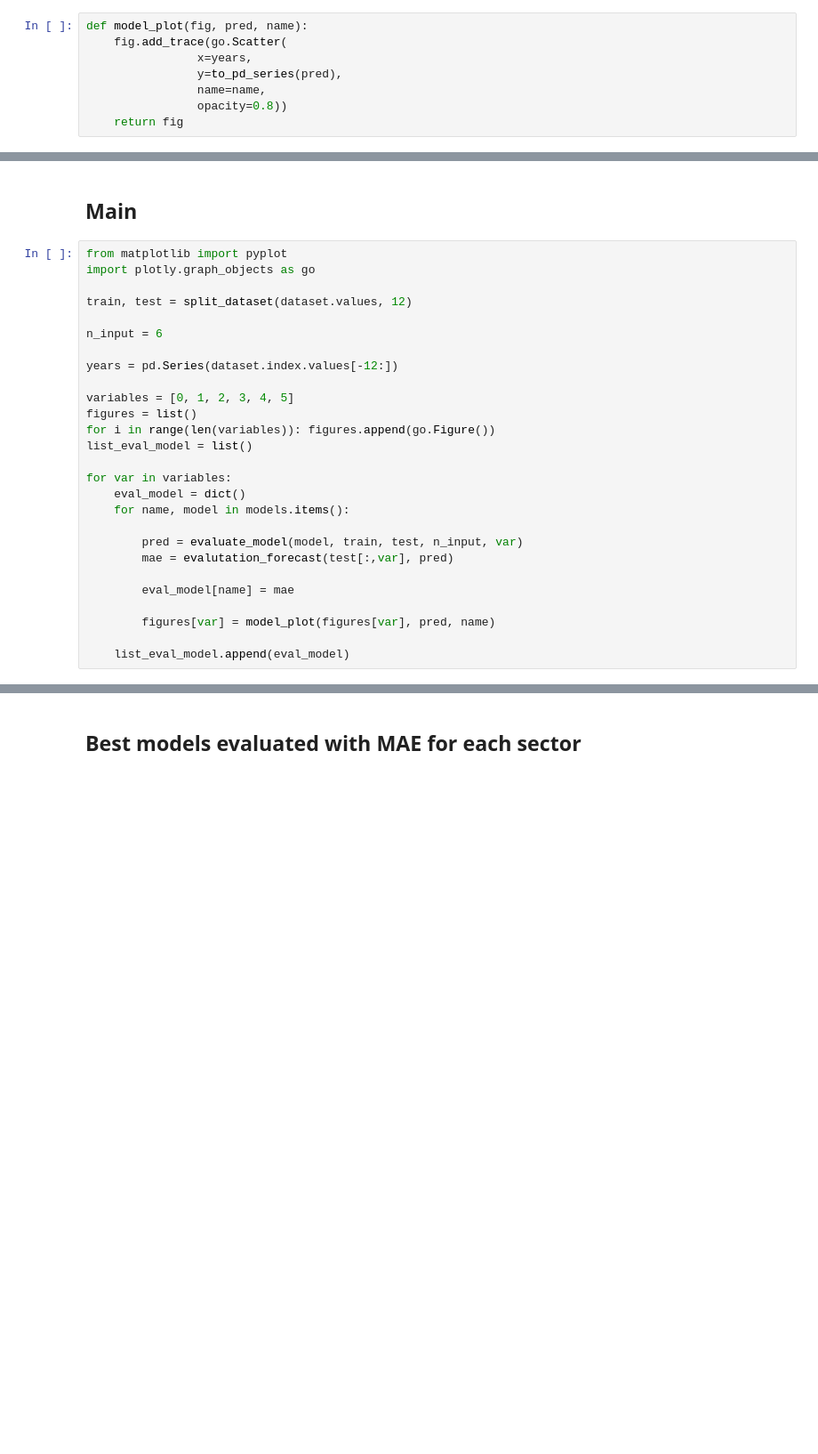
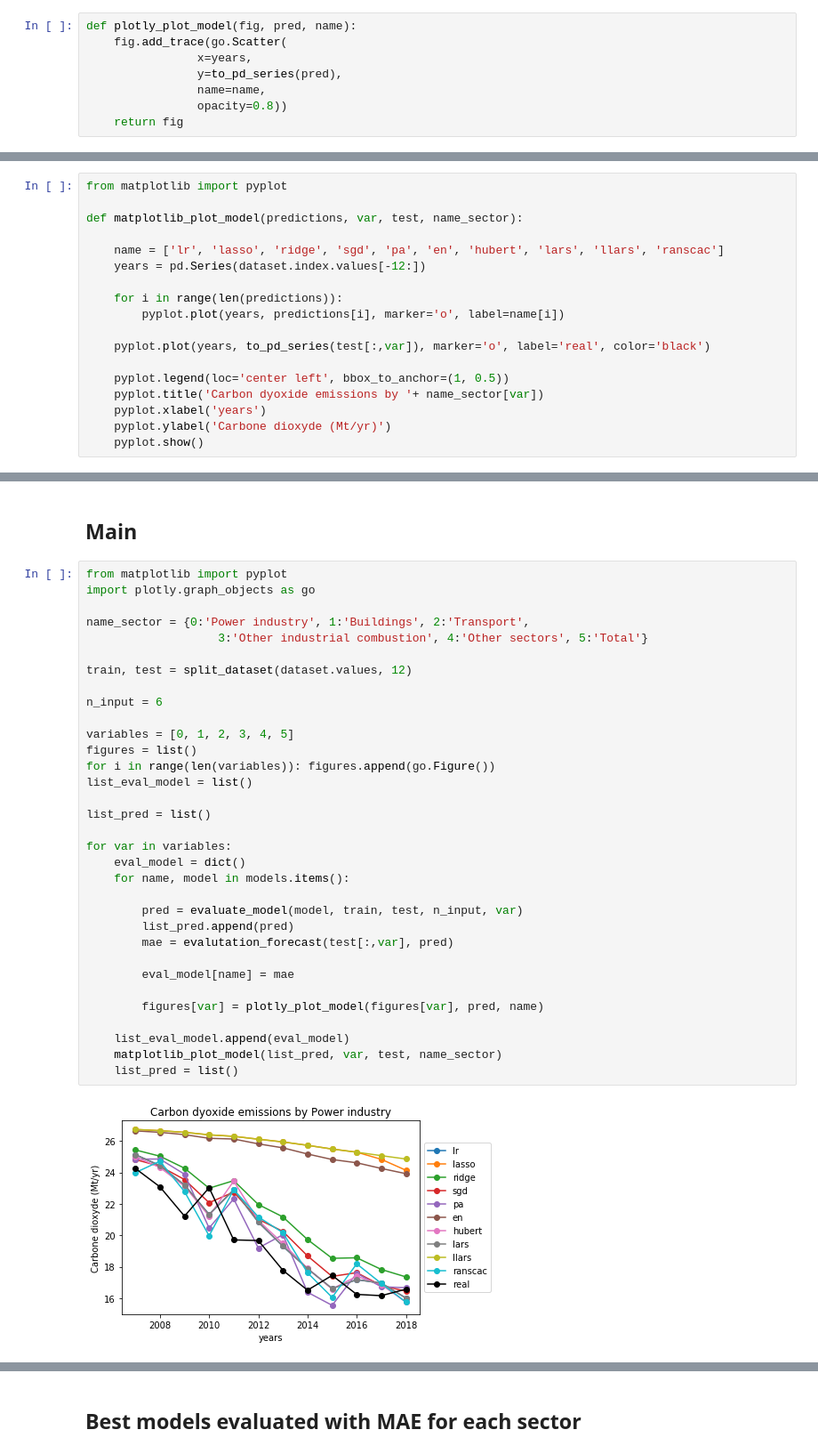
Before and after one commit to bendelv/Inge-M1_BigData, a Jupyter notebook: 02_MILESTONES/co2_predictions.ipynb, the cells around one changed output, grey strips where cells are left out. Shown at 89% size. Cells and saved outputs as stored; diff of their text form; blank space fills up the shorter version.

Commit message:
Graph shown with matplotlib

```diff
--- a/02_MILESTONES/co2_predictions.ipynb
+++ b/02_MILESTONES/co2_predictions.ipynb
@@ -211,7 +226,7 @@ def to_pd_series(data):
 
     return data
 # %%
-def model_plot(fig, pred, name):
+def plotly_plot_model(fig, pred, name):
     fig.add_trace(go.Scatter(
                 x=years,
                 y=to_pd_series(pred),
@@ -229,0 +236,18 @@ def print_evaluation(sector, models_sorted):
+# %%
+from matplotlib import pyplot
+
+def matplotlib_plot_model(predictions, var, test, name_sector):
+
+    name = ['lr', 'lasso', 'ridge', 'sgd', 'pa', 'en', 'hubert', 'lars', 'llars', 'ranscac']
+    years = pd.Series(dataset.index.values[-12:])
+
+    for i in range(len(predictions)):
+        pyplot.plot(years, predictions[i], marker='o', label=name[i])
+
+    pyplot.plot(years, to_pd_series(test[:,var]), marker='o', label='real', color='black')
+
+    pyplot.legend(loc='center left', bbox_to_anchor=(1, 0.5))
+    pyplot.title('Carbon dyoxide emissions by '+ name_sector[var])
+    pyplot.xlabel('years')
+    pyplot.ylabel('Carbone dioxyde (Mt/yr)')
+    pyplot.show()
@@ -258,27 +299,35 @@ models['ranscac'] = RANSACRegressor()
 # %%
 from matplotlib import pyplot
 import plotly.graph_objects as go
 
+name_sector = {0:'Power industry', 1:'Buildings', 2:'Transport',
+                   3:'Other industrial combustion', 4:'Other sectors', 5:'Total'}
+
 train, test = split_dataset(dataset.values, 12)
 
 n_input = 6
-
-years = pd.Series(dataset.index.values[-12:])
 
 variables = [0, 1, 2, 3, 4, 5]
 figures = list()
 for i in range(len(variables)): figures.append(go.Figure())
 list_eval_model = list()
 
+list_pred = list()
+
 for var in variables:
     eval_model = dict()
     for name, model in models.items():
 
         pred = evaluate_model(model, train, test, n_input, var)
+        list_pred.append(pred)
         mae = evalutation_forecast(test[:,var], pred)
 
         eval_model[name] = mae
 
-        figures[var] = model_plot(figures[var], pred, name)
+        figures[var] = plotly_plot_model(figures[var], pred, name)
 
     list_eval_model.append(eval_model)
+    matplotlib_plot_model(list_pred, var, test, name_sector)
+    list_pred = list()
+# %% [output]
+[figure, added]
```
Also changed, not shown: parts of 30 cells of this notebook.
